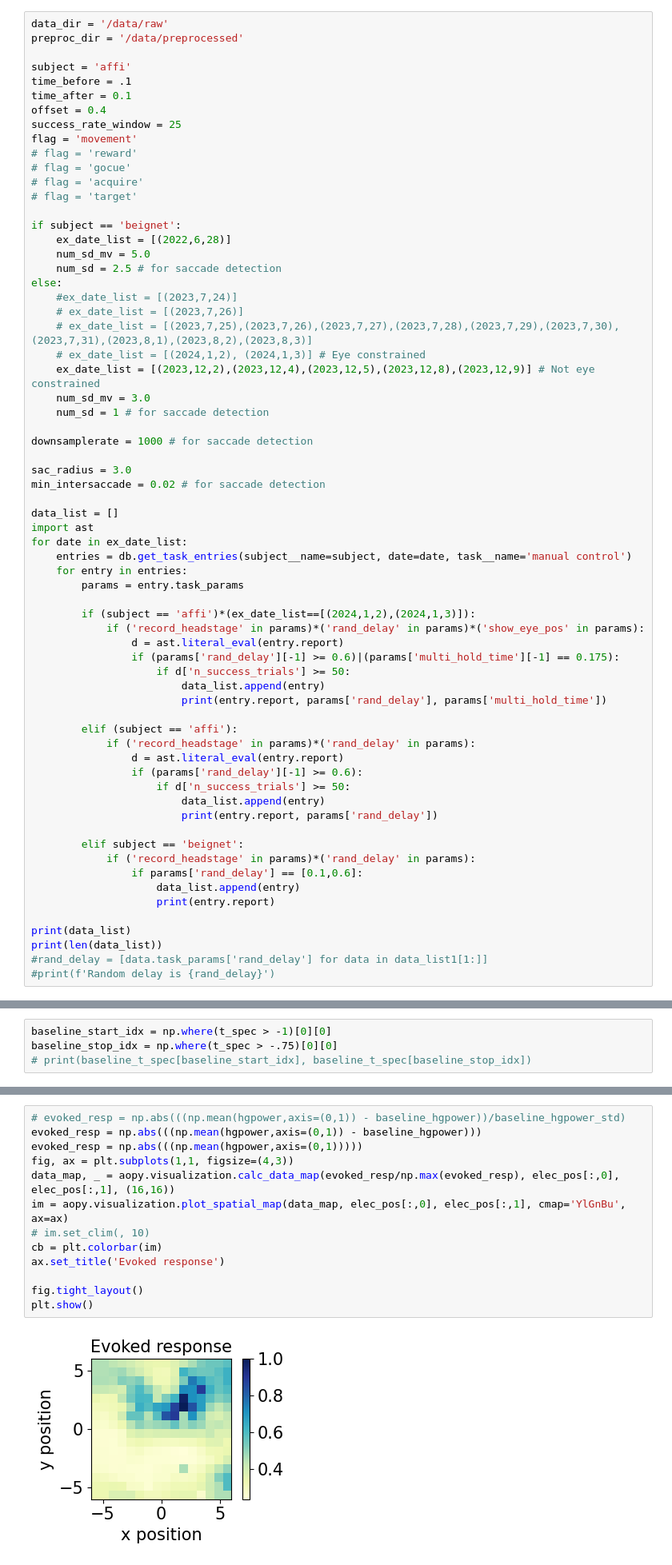
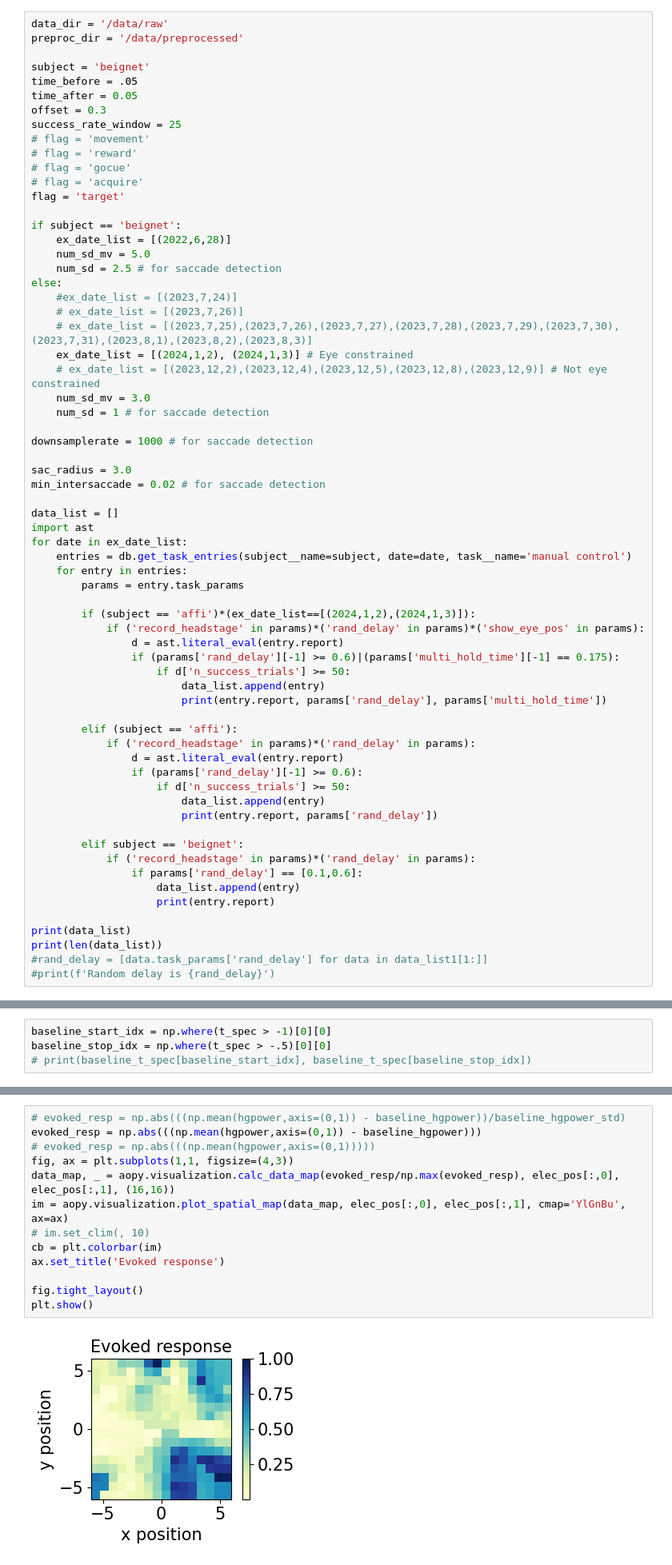
Before and after one commit to rcanfield2/ecog_np_targeting, a Jupyter notebook: ECoG_decoding.ipynb, the cells around one changed output, grey strips where cells are left out. Shown at 80% size. Drawn from its saved outputs; the diff is of its cells as text.

```diff
--- a/ECoG_decoding.ipynb
+++ b/ECoG_decoding.ipynb
@@ -266,16 +266,16 @@ def get_relevant_saccade_idx(onset_target, offset_target, saccade_distance, targ
 data_dir = '/data/raw'
 preproc_dir = '/data/preprocessed'
 
-subject = 'affi'
-time_before = .1
-time_after = 0.1
-offset = 0.4
+subject = 'beignet'
+time_before = .05
+time_after = 0.05
+offset = 0.3
 success_rate_window = 25
-flag = 'movement'
+# flag = 'movement'
 # flag = 'reward'
 # flag = 'gocue'
 # flag = 'acquire'
-# flag = 'target'
+flag = 'target'
 
 if subject == 'beignet':
     ex_date_list = [(2022,6,28)]
@@ -285,8 +285,8 @@ else:
     #ex_date_list = [(2023,7,24)]
     # ex_date_list = [(2023,7,26)]
     # ex_date_list = [(2023,7,25),(2023,7,26),(2023,7,27),(2023,7,28),(2023,7,29),(2023,7,30),(2023,7,31),(2023,8,1),(2023,8,2),(2023,8,3)]
-    # ex_date_list = [(2024,1,2), (2024,1,3)] # Eye constrained
-    ex_date_list = [(2023,12,2),(2023,12,4),(2023,12,5),(2023,12,8),(2023,12,9)] # Not eye constrained
+    ex_date_list = [(2024,1,2), (2024,1,3)] # Eye constrained
+    # ex_date_list = [(2023,12,2),(2023,12,4),(2023,12,5),(2023,12,8),(2023,12,9)] # Not eye constrained
     num_sd_mv = 3.0
     num_sd = 1 # for saccade detection
 
@@ -549,6 +545,6 @@ affi_movement_0.5_4_2023-12-09_fir-filt.npz
 # %%
 baseline_start_idx = np.where(t_spec > -1)[0][0]
-baseline_stop_idx = np.where(t_spec > -.75)[0][0]
+baseline_stop_idx = np.where(t_spec > -.5)[0][0]
 # print(baseline_t_spec[baseline_start_idx], baseline_t_spec[baseline_stop_idx])
 # %%
 baseline_spec_band = spec_band
@@ -1695,18 +1696,18 @@ plt.show()
 # %%
 # evoked_resp = np.abs(((np.mean(hgpower,axis=(0,1)) - baseline_hgpower))/baseline_hgpower_std)
 evoked_resp = np.abs(((np.mean(hgpower,axis=(0,1)) - baseline_hgpower)))
-evoked_resp = np.abs(((np.mean(hgpower,axis=(0,1)))))
+# evoked_resp = np.abs(((np.mean(hgpower,axis=(0,1)))))
 fig, ax = plt.subplots(1,1, figsize=(4,3))
 data_map, _ = aopy.visualization.calc_data_map(evoked_resp/np.max(evoked_resp), elec_pos[:,0], elec_pos[:,1], (16,16))
 im = aopy.visualization.plot_spatial_map(data_map, elec_pos[:,0], elec_pos[:,1], cmap='YlGnBu', ax=ax)
 # im.set_clim(, 10)
 cb = plt.colorbar(im)
 ax.set_title('Evoked response')
 
 fig.tight_layout()
 plt.show()
 # %% [output]
-[figure, old version]
+[figure, new version]
 # %%
 
 data_map = aopy.visualization.get_data_map(evoked_resp/np.max(evoked_resp), elec_pos[:,0], elec_pos[:,1])
```
Also changed, not shown: parts of 31 cells of this notebook, 6 other files.
